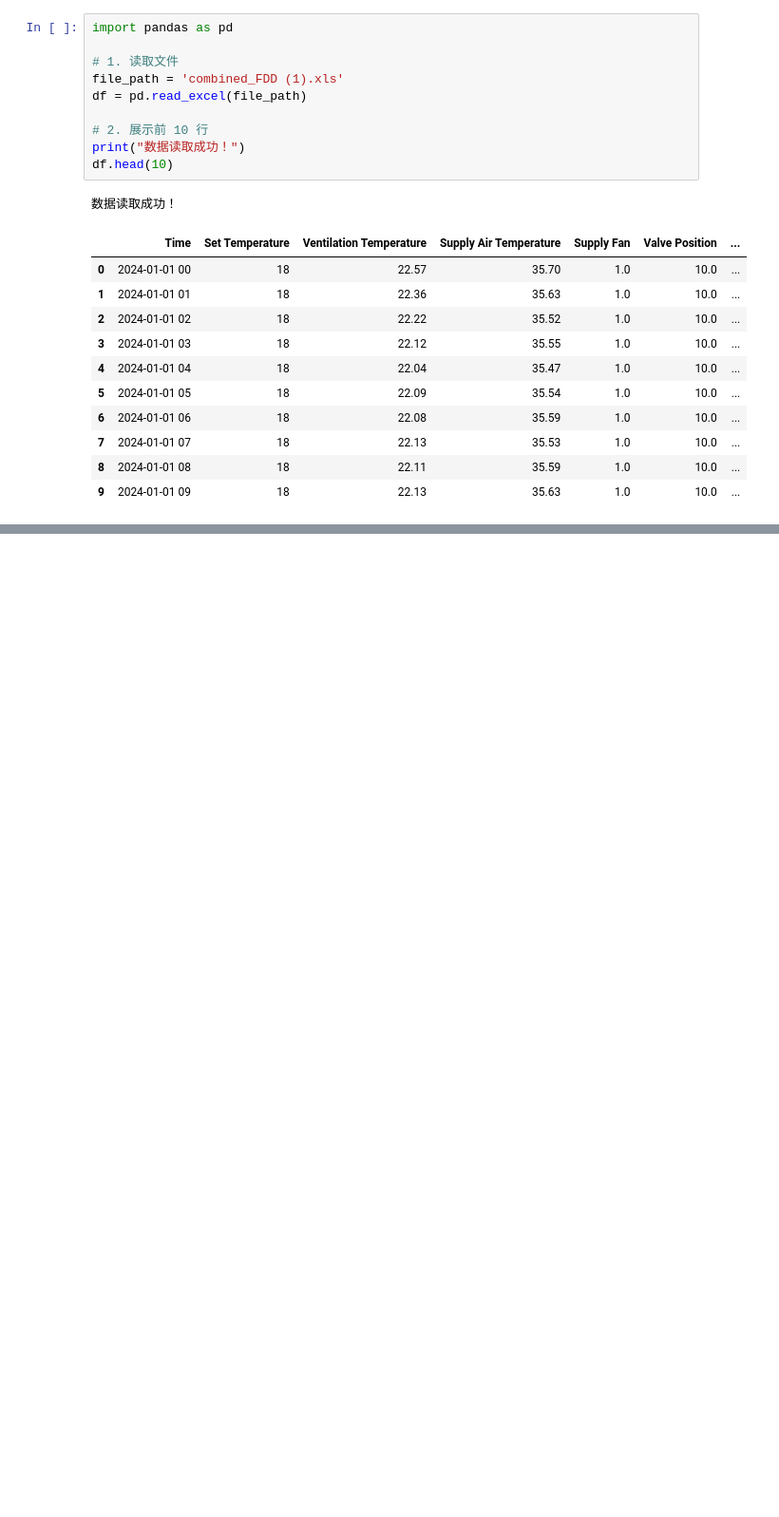
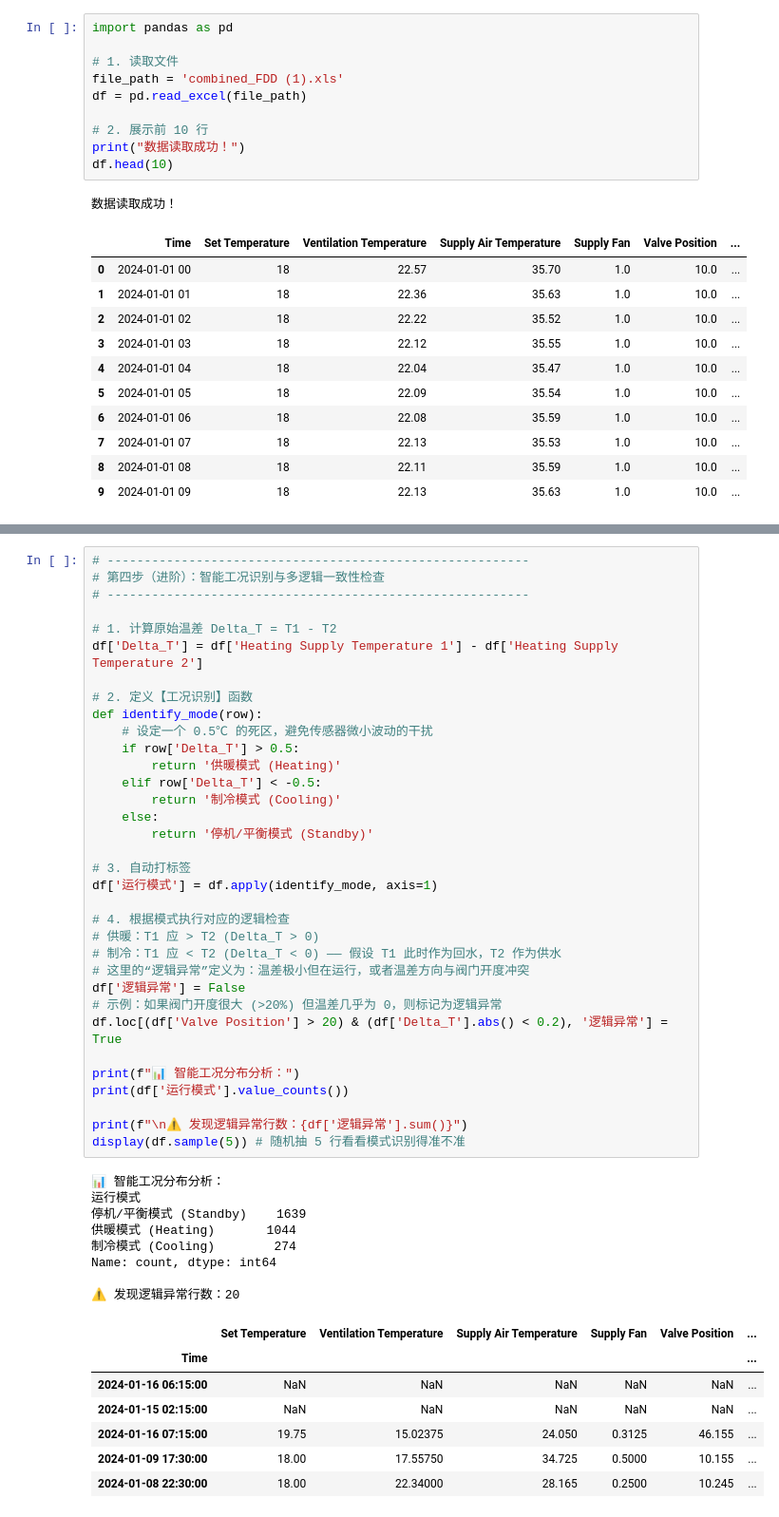
Before and after one commit to xiaoshi093-tech/HVAC_Data_Cleaning, a Jupyter notebook: 数据清洗.ipynb, the cells around one changed output, grey strips where cells are left out. Shown at 95% size. Cells and saved outputs as stored; diff of their text form; blank space fills up the shorter version.

```diff
--- a/数据清洗.ipynb
+++ b/数据清洗.ipynb
@@ -23,0 +235,50 @@ df.head(10)
+# %%
+# ---------------------------------------------------------
+# 第四步（进阶）：智能工况识别与多逻辑一致性检查
+# ---------------------------------------------------------
+
+# 1. 计算原始温差 Delta_T = T1 - T2
+df['Delta_T'] = df['Heating Supply Temperature 1'] - df['Heating Supply Temperature 2']
+
+# 2. 定义【工况识别】函数
+def identify_mode(row):
+    # 设定一个 0.5℃ 的死区，避免传感器微小波动的干扰
+    if row['Delta_T'] > 0.5:
+        return '供暖模式 (Heating)'
+    elif row['Delta_T'] < -0.5:
+        return '制冷模式 (Cooling)'
+    else:
+        return '停机/平衡模式 (Standby)'
+
+# 3. 自动打标签
+df['运行模式'] = df.apply(identify_mode, axis=1)
+
+# 4. 根据模式执行对应的逻辑检查
+# 供暖：T1 应 > T2 (Delta_T > 0)
+# 制冷：T1 应 < T2 (Delta_T < 0) —— 假设 T1 此时作为回水，T2 作为供水
+# 这里的“逻辑异常”定义为：温差极小但在运行，或者温差方向与阀门开度冲突
+df['逻辑异常'] = False
+# 示例：如果阀门开度很大 (>20%) 但温差几乎为 0，则标记为逻辑异常
+df.loc[(df['Valve Position'] > 20) & (df['Delta_T'].abs() < 0.2), '逻辑异常'] = True
+
+print(f"📊 智能工况分布分析：")
+print(df['运行模式'].value_counts())
+
+print(f"\n⚠️ 发现逻辑异常行数：{df['逻辑异常'].sum()}")
+display(df.sample(5)) # 随机抽 5 行看看模式识别得准不准
+# %% [output]
+📊 智能工况分布分析：
+运行模式
+停机/平衡模式 (Standby)    1639
+供暖模式 (Heating)       1044
+制冷模式 (Cooling)        274
+Name: count, dtype: int64
+
+⚠️ 发现逻辑异常行数：20
+|  | Set Temperature | Ventilation Temperature | Supply Air Temperature | Supply Fan | Valve Position | ... |
+| Time |  |  |  |  |  | ... |
+| 2024-01-16 06:15:00 | NaN | NaN | NaN | NaN | NaN | ... |
+| 2024-01-15 02:15:00 | NaN | NaN | NaN | NaN | NaN | ... |
+| 2024-01-16 07:15:00 | 19.75 | 15.02375 | 24.050 | 0.3125 | 46.155 | ... |
+| 2024-01-09 17:30:00 | 18.00 | 17.55750 | 34.725 | 0.5000 | 10.155 | ... |
+| 2024-01-08 22:30:00 | 18.00 | 22.34000 | 28.165 | 0.2500 | 10.245 | ... |
```
Also changed, not shown: parts of 13 cells of this notebook, 7 other files.
